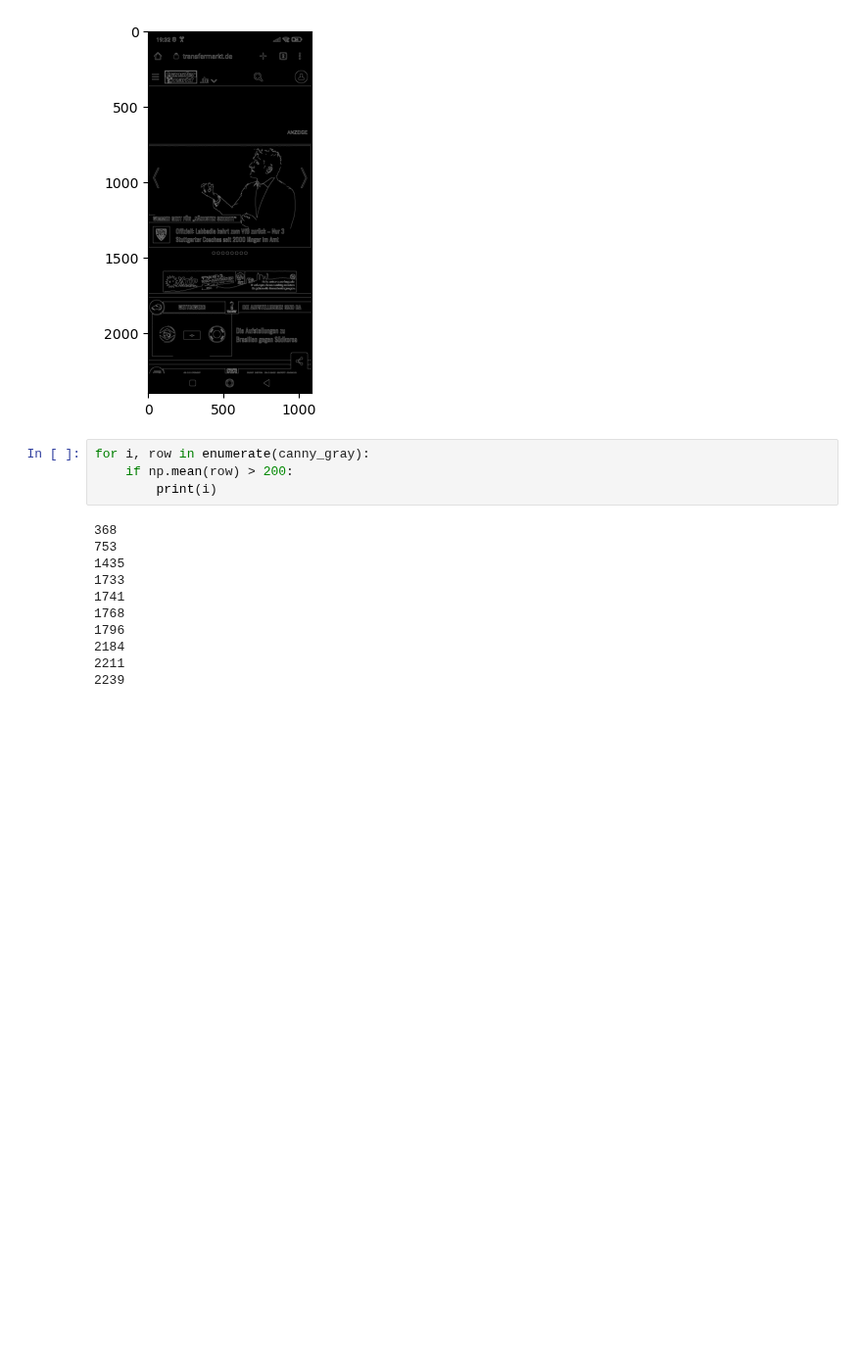
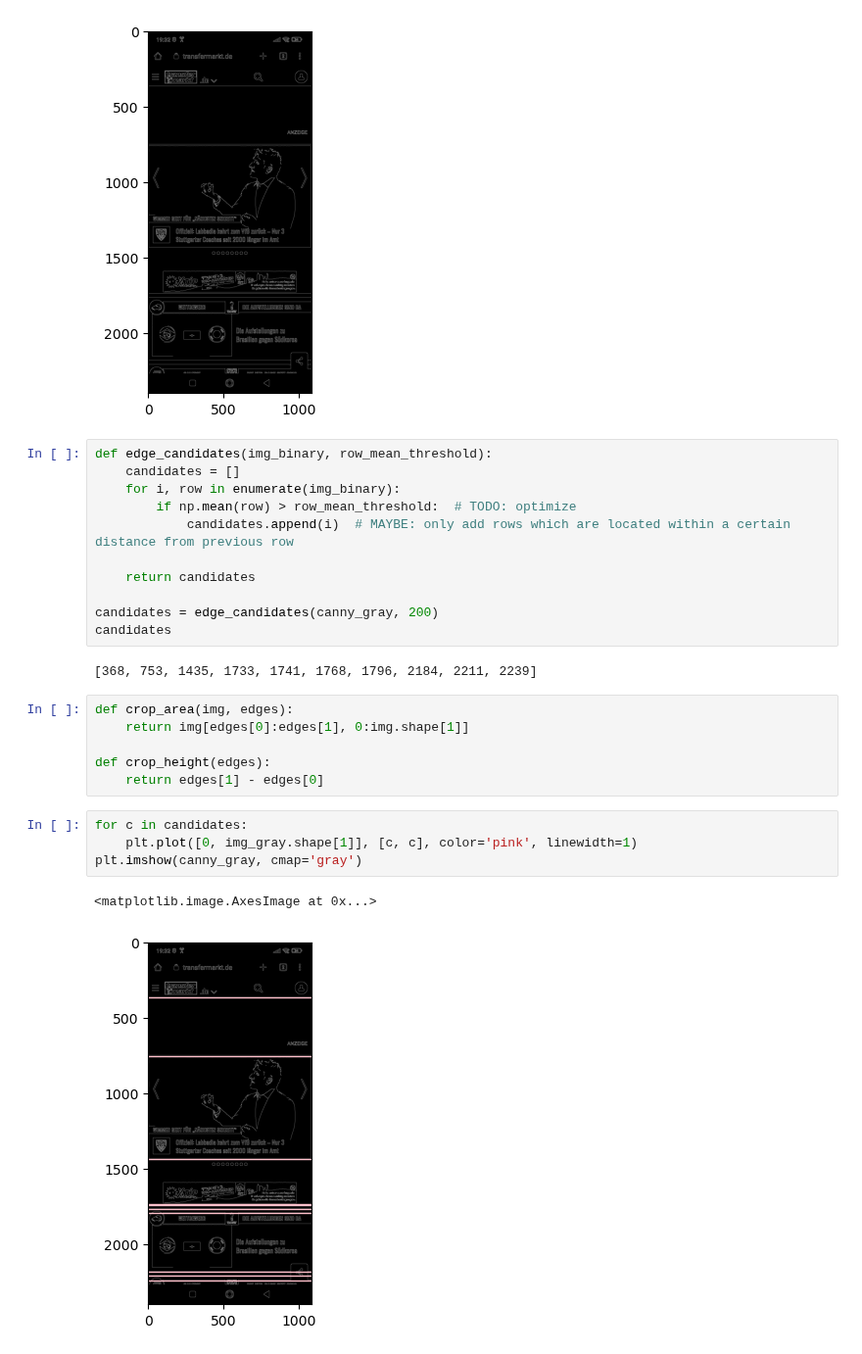
Before and after one commit to w2sv/AutoCrop, a Jupyter notebook: jupyter/Untitled.ipynb, the cells around one changed output. Shown at 98% size. Saved outputs shown, nothing was run; the diff lists cells and outputs as text; blank space fills up the shorter version.

```diff
--- a/jupyter/Untitled.ipynb
+++ b/jupyter/Untitled.ipynb
@@ -68,17 +69,28 @@ np.unique(canny_gray.flatten())
 array([  0, 255], dtype=uint8)
 [figure]
 # %%
-for i, row in enumerate(canny_gray):
-    if np.mean(row) > 200:
-        print(i)
+def edge_candidates(img_binary, row_mean_threshold):
+    candidates = []
+    for i, row in enumerate(img_binary):
+        if np.mean(row) > row_mean_threshold:  # TODO: optimize
+            candidates.append(i)  # MAYBE: only add rows which are located within a certain distance from previous row
+
+    return candidates
+
+candidates = edge_candidates(canny_gray, 200)
+candidates
 # %% [output]
-368
-753
-1435
-1733
-1741
-1768
-1796
-2184
-2211
-2239
+[368, 753, 1435, 1733, 1741, 1768, 1796, 2184, 2211, 2239]
+# %%
+def crop_area(img, edges):
+    return img[edges[0]:edges[1], 0:img.shape[1]]
+
+def crop_height(edges):
+    return edges[1] - edges[0]
+# %%
+for c in candidates:
+    plt.plot([0, img_gray.shape[1]], [c, c], color='pink', linewidth=1)
+plt.imshow(canny_gray, cmap='gray')
+# %% [output]
+<matplotlib.image.AxesImage at 0x...>
+[figure, added]
```
Also changed, not shown: parts of 5 cells of this notebook.
